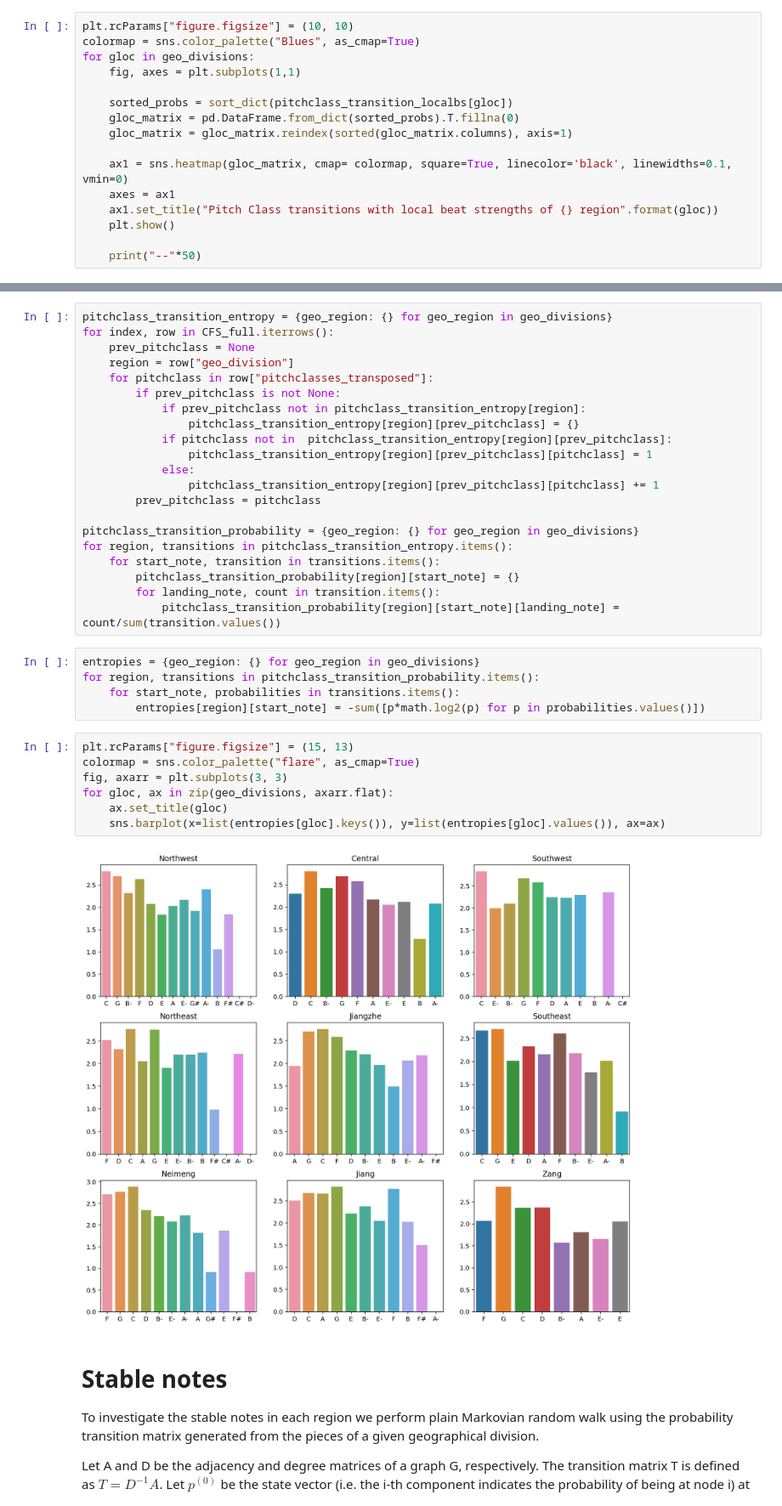
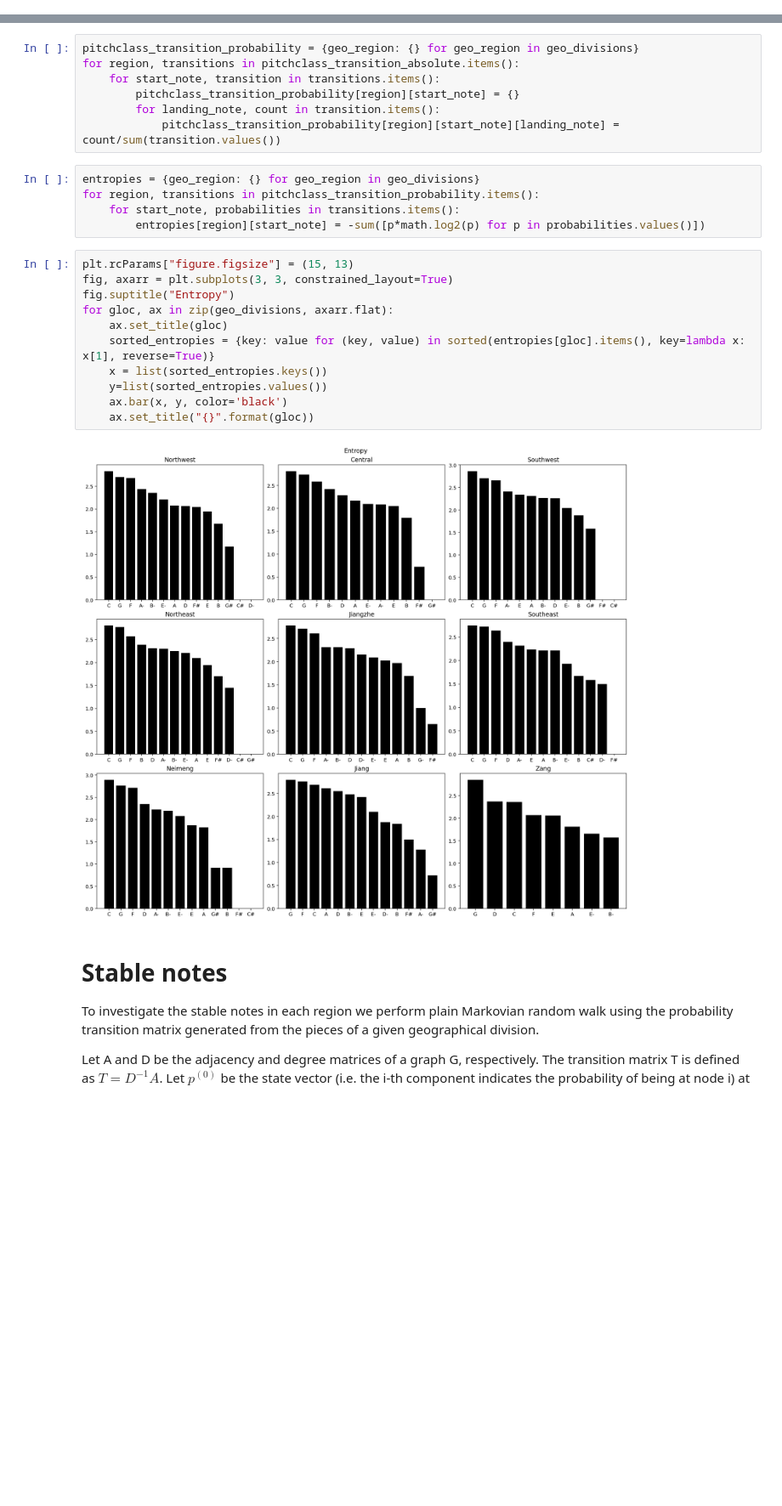
Before and after one commit to ravinitheshreddy/Digital-Musicology-Project, a Jupyter notebook: milestone3.ipynb, the cells around one changed output, grey strips where cells are left out. Shown at 85% size. Cells and saved outputs as stored; diff of their text form; blank space fills up the shorter version.

```diff
--- a/milestone3.ipynb
+++ b/milestone3.ipynb
@@ -265,16 +283,0 @@ for geo_region in normalised_pitchclass_transition_localbs:
-# %%
-plt.rcParams["figure.figsize"] = (10, 10)
-colormap = sns.color_palette("Blues", as_cmap=True)
-for gloc in geo_divisions:
-    fig, axes = plt.subplots(1,1)
-
-    sorted_probs = sort_dict(pitchclass_transition_localbs[gloc])
-    gloc_matrix = pd.DataFrame.from_dict(sorted_probs).T.fillna(0)
-    gloc_matrix = gloc_matrix.reindex(sorted(gloc_matrix.columns), axis=1)
-
-    ax1 = sns.heatmap(gloc_matrix, cmap= colormap, square=True, linecolor='black', linewidths=0.1, vmin=0)
-    axes = ax1
-    ax1.set_title("Pitch Class transitions with local beat strengths of {} region".format(gloc))
-    plt.show()
-
-    print("--"*50)
@@ -295,22 +315,8 @@ for gloc in geo_divisions:
 # %% [markdown]
 # Flexibity (entropy)
 # %%
-pitchclass_transition_entropy = {geo_region: {} for geo_region in geo_divisions}
-for index, row in CFS_full.iterrows():
-    prev_pitchclass = None
-    region = row["geo_division"]
-    for pitchclass in row["pitchclasses_transposed"]:
-        if prev_pitchclass is not None:
-            if prev_pitchclass not in pitchclass_transition_entropy[region]:
-                pitchclass_transition_entropy[region][prev_pitchclass] = {}
-            if pitchclass not in  pitchclass_transition_entropy[region][prev_pitchclass]:
-                pitchclass_transition_entropy[region][prev_pitchclass][pitchclass] = 1
-            else:
-                pitchclass_transition_entropy[region][prev_pitchclass][pitchclass] += 1
-        prev_pitchclass = pitchclass
-
 pitchclass_transition_probability = {geo_region: {} for geo_region in geo_divisions}
-for region, transitions in pitchclass_transition_entropy.items():
+for region, transitions in pitchclass_transition_absolute.items():
     for start_note, transition in transitions.items():
         pitchclass_transition_probability[region][start_note] = {}
         for landing_note, count in transition.items():
@@ -322,13 +328,17 @@ for region, transitions in pitchclass_transition_probability.items():
         entropies[region][start_note] = -sum([p*math.log2(p) for p in probabilities.values()])
 # %%
 plt.rcParams["figure.figsize"] = (15, 13)
-colormap = sns.color_palette("flare", as_cmap=True)
-fig, axarr = plt.subplots(3, 3)
+fig, axarr = plt.subplots(3, 3, constrained_layout=True)
+fig.suptitle("Entropy")
 for gloc, ax in zip(geo_divisions, axarr.flat):
     ax.set_title(gloc)
-    sns.barplot(x=list(entropies[gloc].keys()), y=list(entropies[gloc].values()), ax=ax)
+    sorted_entropies = {key: value for (key, value) in sorted(entropies[gloc].items(), key=lambda x: x[1], reverse=True)}
+    x = list(sorted_entropies.keys())
+    y=list(sorted_entropies.values())
+    ax.bar(x, y, color='black')
+    ax.set_title("{}".format(gloc))
 # %% [output]
-[figure, old version]
+[figure, new version]
 # %% [markdown]
 # Stable notes
 
```
Also changed, not shown: parts of 19 cells of this notebook.
